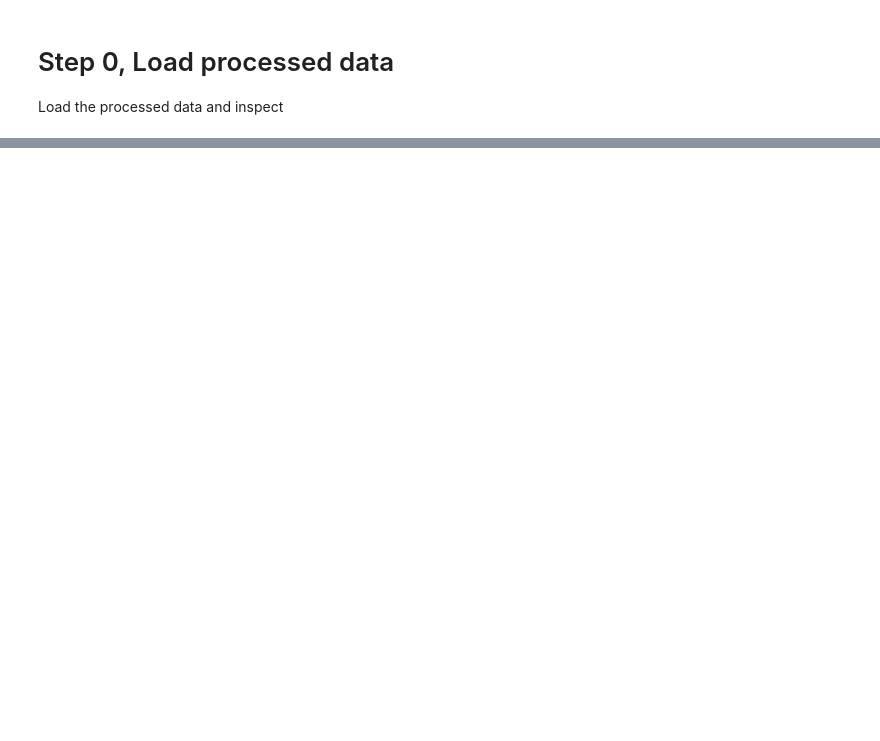
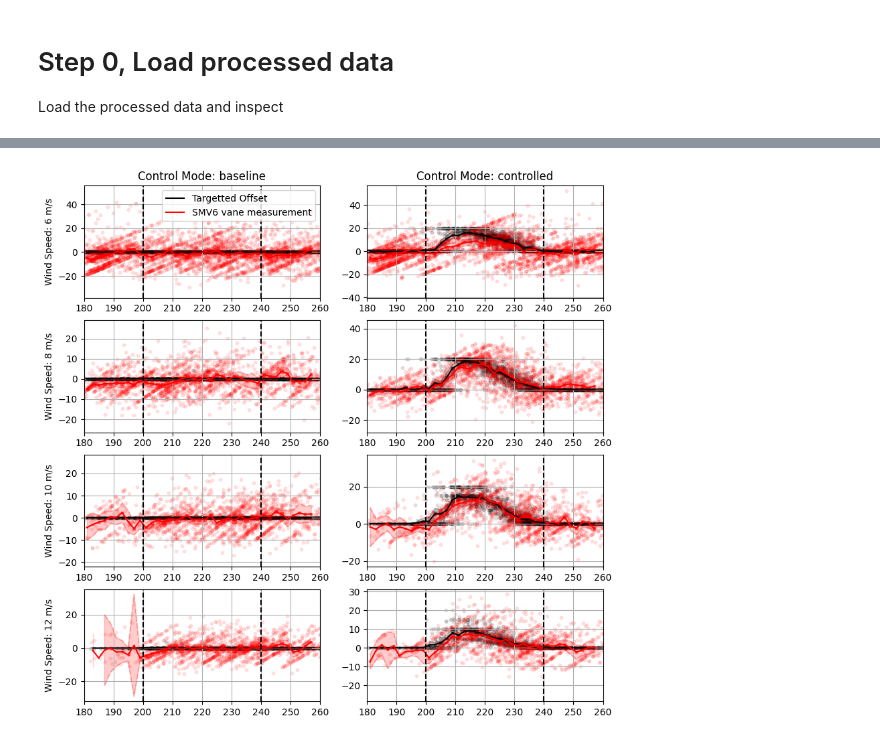
Before and after one commit to NREL/flasc, a Jupyter notebook: examples_smarteole/05_field_campaign_analysis.ipynb, the cells around one changed output, grey strips where cells are left out. Cells and saved outputs as stored; diff of their text form; code cells hidden in the pictures; blank space fills up the shorter version.

```diff
--- a/examples_smarteole/05_field_campaign_analysis.ipynb
+++ b/examples_smarteole/05_field_campaign_analysis.ipynb
@@ -54,0 +86,62 @@ df_scada.head()
+# %%
+# Add a rounded ws column
+df_scada = df_scada.assign(
+    ws_round = df_scada.ws_005.round(),
+    wd_to_plot = df_scada.wd_005
+ )
+
+# Limit to a few wind speeds for plotting
+wind_speeds_to_plot = [6,8,10,12]
+df_plot = df_scada[df_scada.ws_round.isin(wind_speeds_to_plot)]
+
+# Melt together targeted and achieved
+df_plot = (df_plot
+    [['wd_to_plot','ws_round','target_yaw_offset_005','wind_vane_005','control_mode']]
+    # .melt(id_vars=['wd_round','ws_round','control_mode'],
+    #       var_name='offset_type',
+    #       value_name='offset_value')
+    .sort_values(['wd_to_plot','ws_round'])
+)
+
+# Set up binning plots
+x_edges = np.arange(start_of_offset - 20, end_of_offset + 20, 2)
+
+fig, axarr = plt.subplots(len(wind_speeds_to_plot),2, figsize=(10,10))
+
+for ws_idx, ws in enumerate(wind_speeds_to_plot):
+    for c_idx, control_mode in enumerate(['baseline','controlled']):
+
+        ax = axarr[ws_idx, c_idx]
+        df_sub = df_plot[(df_plot.ws_round==ws) & (df_plot.control_mode==control_mode)]
+
+        plot_binned_mean_and_ci(df_sub.wd_to_plot,
+                                df_sub.target_yaw_offset_005,
+                                color='k',
+                                x_edges=x_edges,
+                                label='Targetted Offset',
+                                ax=ax
+                                 )
+
+        plot_binned_mean_and_ci(df_sub.wd_to_plot,
+                                df_sub.wind_vane_005,
+                                color='r',
+                                x_edges=x_edges,
+                                label='SMV6 vane measurement',
+                                ax=ax
+                                 )
+
+        ax.set_xlim([start_of_offset-20,end_of_offset+20])
+        ax.grid(True)
+        ax.axvline(start_of_offset,color='k',ls='--')
+        ax.axvline(end_of_offset,color='k',ls='--')
+
+        if ws_idx == 0:
+            ax.set_title(f'Control Mode: {control_mode}')
+
+        if c_idx == 0:
+            ax.set_ylabel(f'Wind Speed: {ws} m/s')
+
+        if (ws_idx == 0) and (c_idx == 0):
+            ax.legend()
+# %% [output]
+[figure, added]
```
Also changed, not shown: parts of 22 cells of this notebook.
